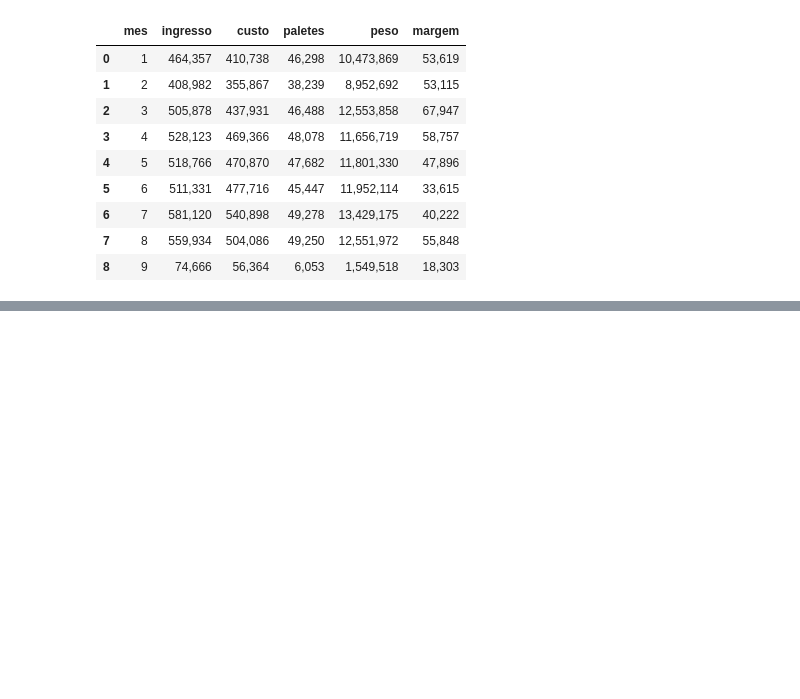
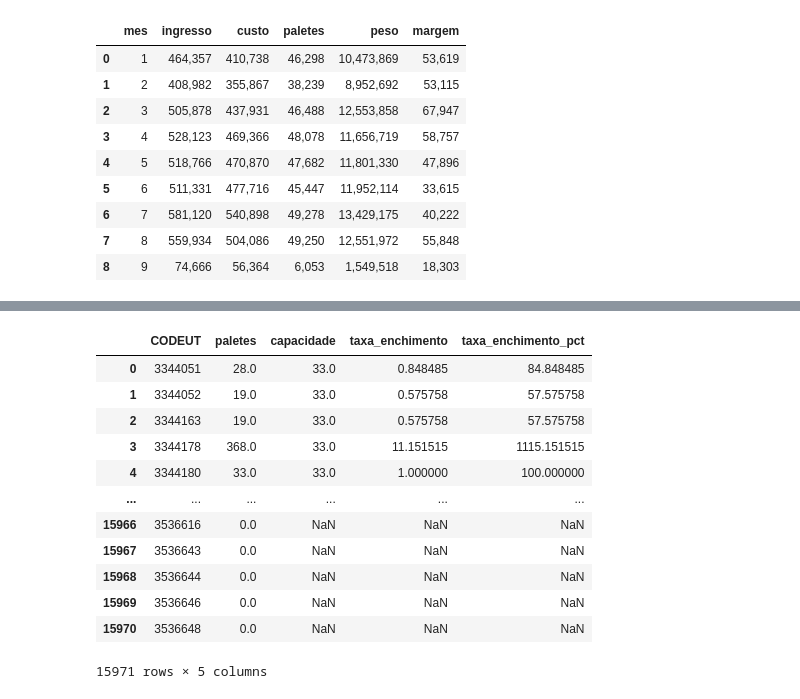
Before and after one commit to ruben-filipe-rocha/Salvesen, a Jupyter notebook: 02.Analise_Financeira/01_Fin_PBI_MAC_excel_V1_C.ipynb, the cells around one changed output, grey strips where cells are left out. Saved outputs shown, nothing was run; the diff lists cells and outputs as text; code cells hidden in the pictures; blank space fills up the shorter version.

```diff
--- a/02.Analise_Financeira/01_Fin_PBI_MAC_excel_V1_C.ipynb
+++ b/02.Analise_Financeira/01_Fin_PBI_MAC_excel_V1_C.ipynb
@@ -2019,3 +2019,70 @@ validacao_parquet
 | 6 | 2026-07-01 | 14179 | 2167 | 49278.500 | 612728.697998 | 540897.92 | 103000.0 | 643897.92 | ... |
 | 7 | 2026-08-01 | 13273 | 2019 | 49250.000 | 594792.832797 | 504085.81 | 103000.0 | 607085.81 | ... |
 | 8 | 2026-09-01 | 1948 | 287 | 6052.987 | 81646.417286 | 56363.70 | 103000.0 | 159363.70 | ... |
+# %%
+# ==========================
+# 1. Validar capacidade por CODEUT
+# ==========================
+validacao_capacidade = (
+    df.groupby("CODEUT")["capacidade_norm"]
+    .nunique(dropna=True)
+    .reset_index(name="n_capacidades")
+)
+
+codeut_capacidade_inconsistente = validacao_capacidade[
+    validacao_capacidade["n_capacidades"] > 1
+]
+
+# ==========================
+# 2. Calcular enchimento por CODEUT
+# ==========================
+enchimento_viatura = (
+    df.groupby("CODEUT", as_index=False)
+    .agg(
+        paletes=("PALETS", "sum"),
+        capacidade=("capacidade_norm", "first"),
+    )
+)
+
+enchimento_viatura["taxa_enchimento"] = (
+    enchimento_viatura["paletes"]
+    / enchimento_viatura["capacidade"]
+)
+
+enchimento_viatura["taxa_enchimento_pct"] = (
+    enchimento_viatura["taxa_enchimento"] * 100
+)
+
+# ==========================
+# 3. Validar resultado
+# ==========================
+pd.DataFrame({
+    "metrica": [
+        "CODEUT distintos",
+        "CODEUT com capacidade inconsistente",
+        "CODEUT sem capacidade",
+        "CODEUT com enchimento > 100%",
+    ],
+    "valor": [
+        enchimento_viatura["CODEUT"].nunique(),
+        len(codeut_capacidade_inconsistente),
+        enchimento_viatura["capacidade"].isna().sum(),
+        enchimento_viatura["taxa_enchimento"].gt(1).sum(),
+    ],
+})
+
+enchimento_viatura
+# %% [output]
+|  | CODEUT | paletes | capacidade | taxa_enchimento | taxa_enchimento_pct |
+| 0 | 3344051 | 28.0 | 33.0 | 0.848485 | 84.848485 |
+| 1 | 3344052 | 19.0 | 33.0 | 0.575758 | 57.575758 |
+| 2 | 3344163 | 19.0 | 33.0 | 0.575758 | 57.575758 |
+| 3 | 3344178 | 368.0 | 33.0 | 11.151515 | 1115.151515 |
+| 4 | 3344180 | 33.0 | 33.0 | 1.000000 | 100.000000 |
+| ... | ... | ... | ... | ... | ... |
+| 15966 | 3536616 | 0.0 | NaN | NaN | NaN |
+| 15967 | 3536643 | 0.0 | NaN | NaN | NaN |
+| 15968 | 3536644 | 0.0 | NaN | NaN | NaN |
+| 15969 | 3536646 | 0.0 | NaN | NaN | NaN |
+| 15970 | 3536648 | 0.0 | NaN | NaN | NaN |
+15971 rows × 5 columns
```
Also changed, not shown: parts of 9 cells of this notebook, 2 other files.
